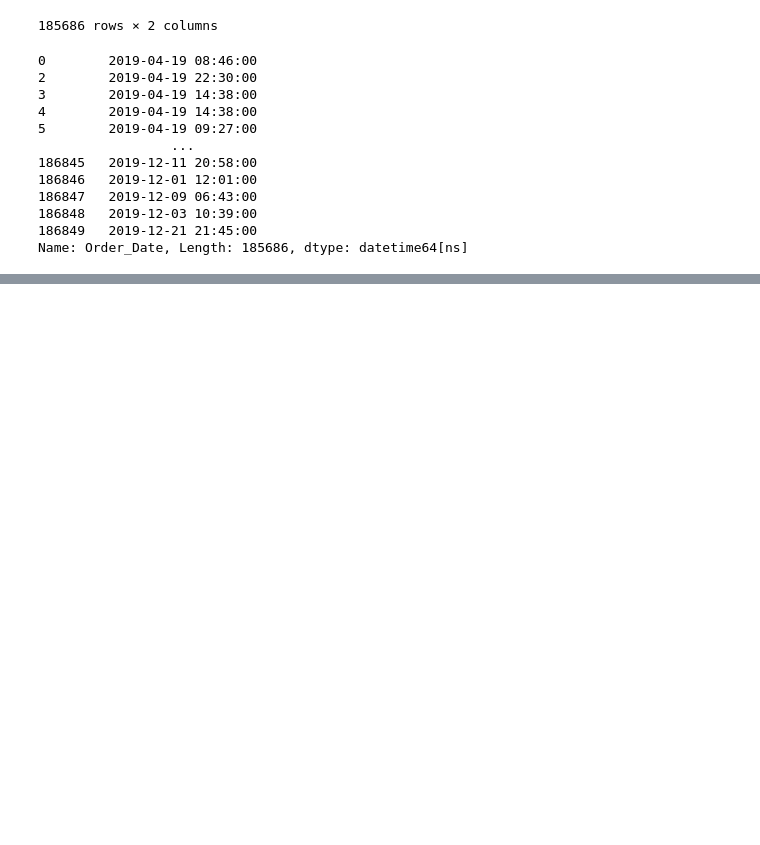
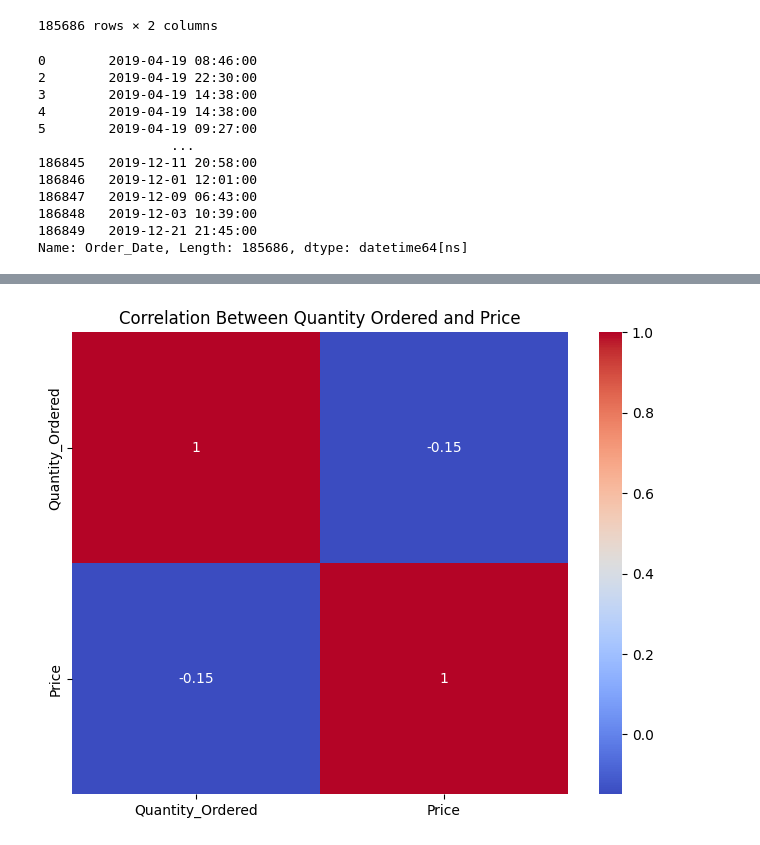
Before and after one commit to briansiaw5/Business-Analytics-Project, a Jupyter notebook: pbd_project.ipynb, the cells around one changed output, grey strips where cells are left out. Drawn from its saved outputs; the diff is of its cells as text; code cells hidden in the pictures; blank space fills up the shorter version.

```diff
--- a/pbd_project.ipynb
+++ b/pbd_project.ipynb
@@ -688,0 +754,7 @@ Name: Order_Date, Length: 185686, dtype: datetime64[ns]
+# %%
+plt.figure(figsize=(8, 6))
+sns.heatmap(clean_df[['Quantity_Ordered', 'Price']].corr(), annot=True, cmap='coolwarm')
+plt.title('Correlation Between Quantity Ordered and Price')
+plt.show()
+# %% [output]
+[figure, added]
```
Also changed, not shown: parts of 9 cells of this notebook.
